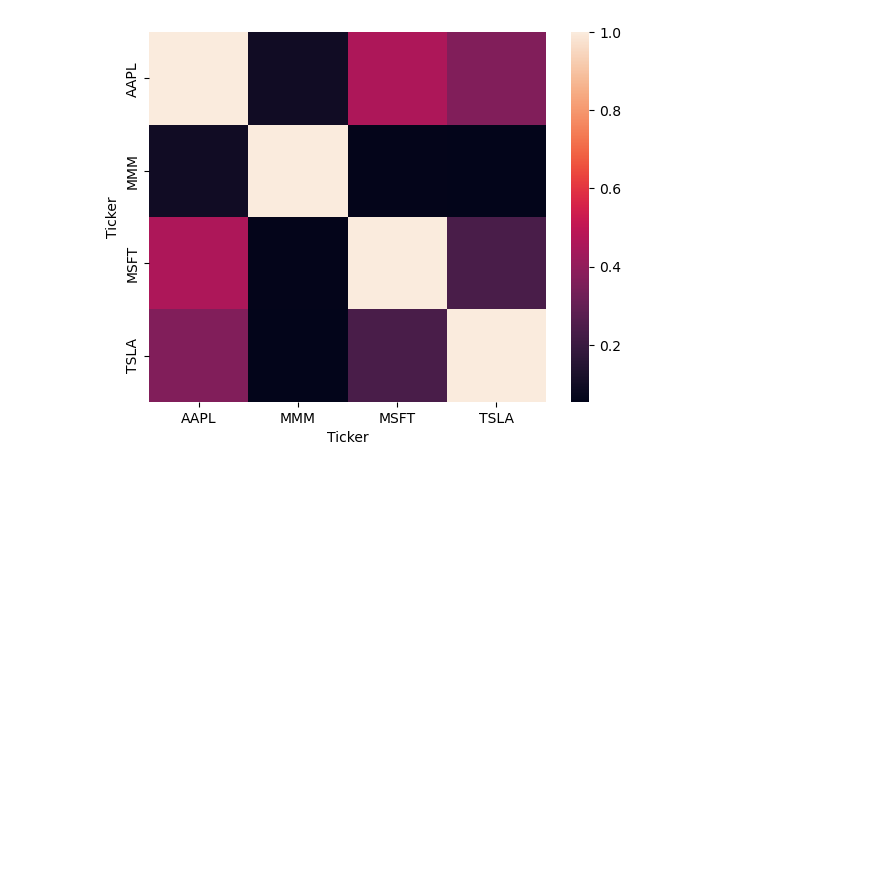
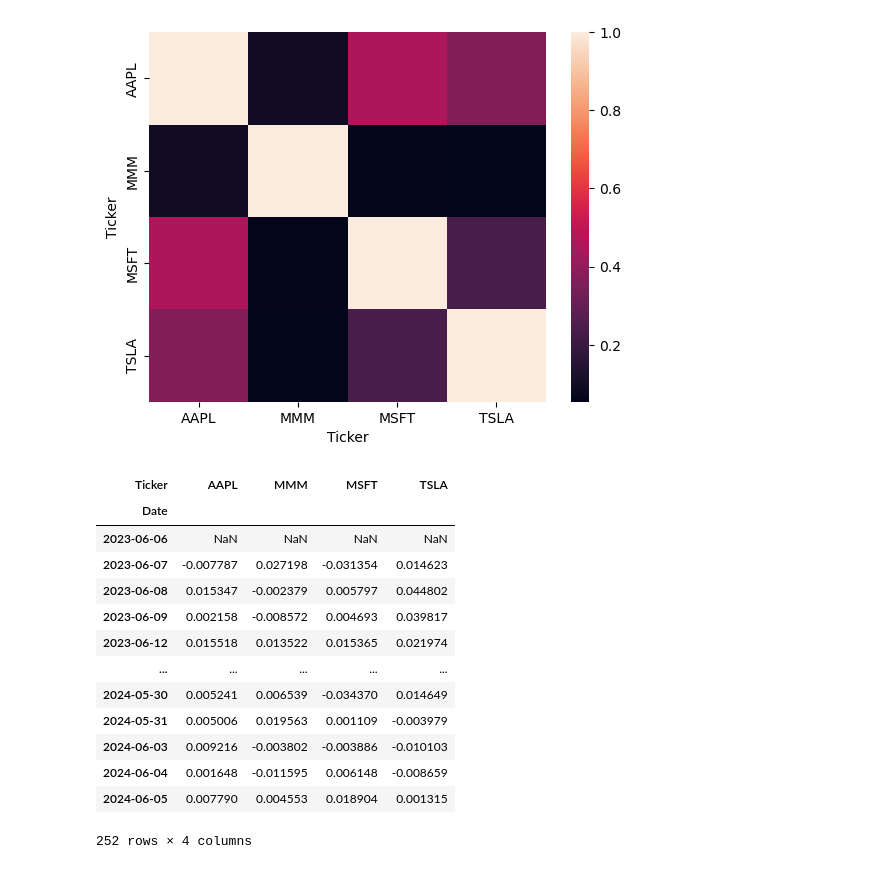
Before and after one commit to Diyahp/Stock-Market, a Jupyter notebook: StockMarket.ipynb, the cells around one changed output. Saved outputs shown, nothing was run; the diff lists cells and outputs as text; code cells hidden in the pictures; blank space fills up the shorter version.

```diff
--- a/StockMarket.ipynb
+++ b/StockMarket.ipynb
@@ -225,3 +226,21 @@ sns.heatmap(returns.corr())
 # %% [output]
 <Axes: xlabel='Ticker', ylabel='Ticker'>
 [figure]
+# %%
+#logarithmic returns
+np.log(1+returns)
+# %% [output]
+| Ticker | AAPL | MMM | MSFT | TSLA |
+| Date |  |  |  |  |
+| 2023-06-06 | NaN | NaN | NaN | NaN |
+| 2023-06-07 | -0.007787 | 0.027198 | -0.031354 | 0.014623 |
+| 2023-06-08 | 0.015347 | -0.002379 | 0.005797 | 0.044802 |
+| 2023-06-09 | 0.002158 | -0.008572 | 0.004693 | 0.039817 |
+| 2023-06-12 | 0.015518 | 0.013522 | 0.015365 | 0.021974 |
+| ... | ... | ... | ... | ... |
+| 2024-05-30 | 0.005241 | 0.006539 | -0.034370 | 0.014649 |
+| 2024-05-31 | 0.005006 | 0.019563 | 0.001109 | -0.003979 |
+| 2024-06-03 | 0.009216 | -0.003802 | -0.003886 | -0.010103 |
+| 2024-06-04 | 0.001648 | -0.011595 | 0.006148 | -0.008659 |
+| 2024-06-05 | 0.007790 | 0.004553 | 0.018904 | 0.001315 |
+252 rows × 4 columns
```
Also changed, not shown: parts of 10 cells of this notebook.
